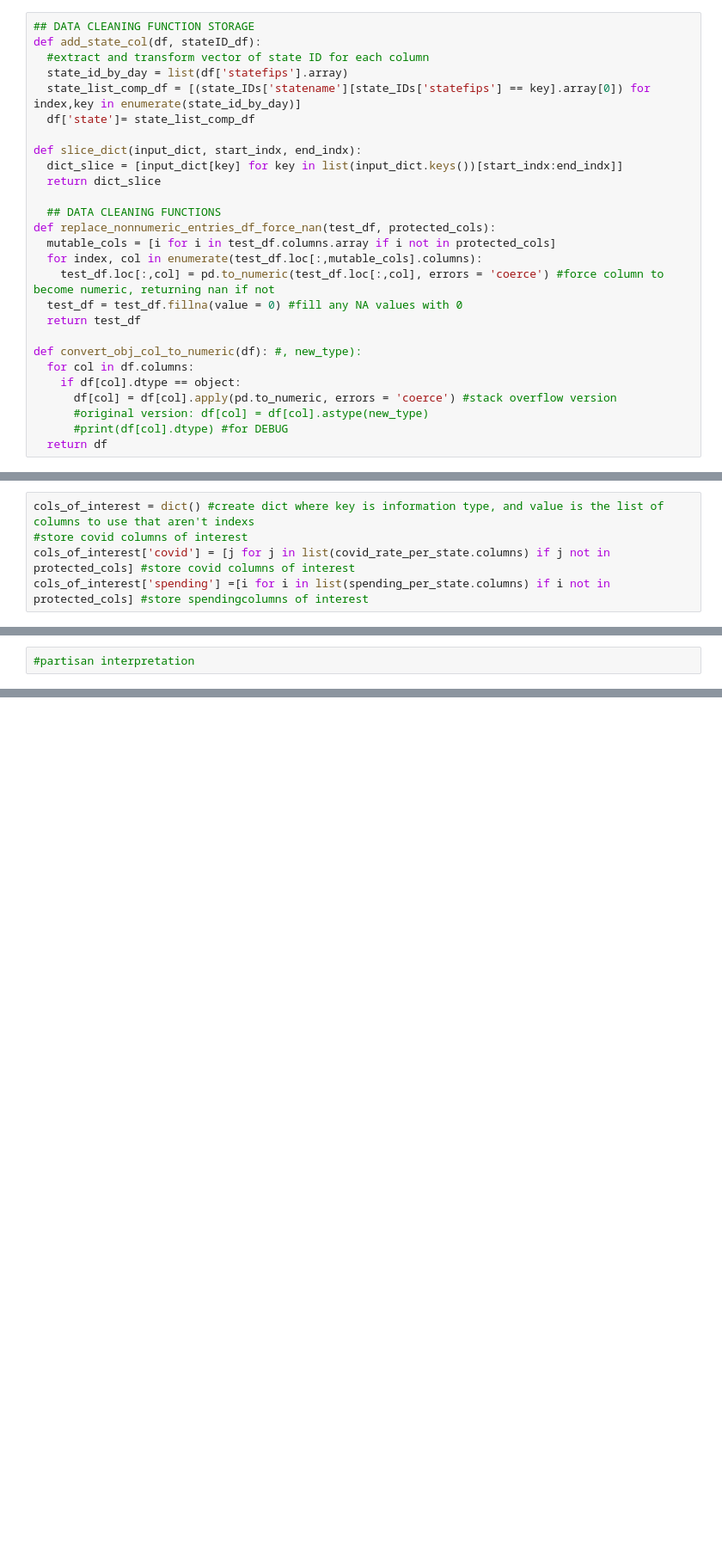
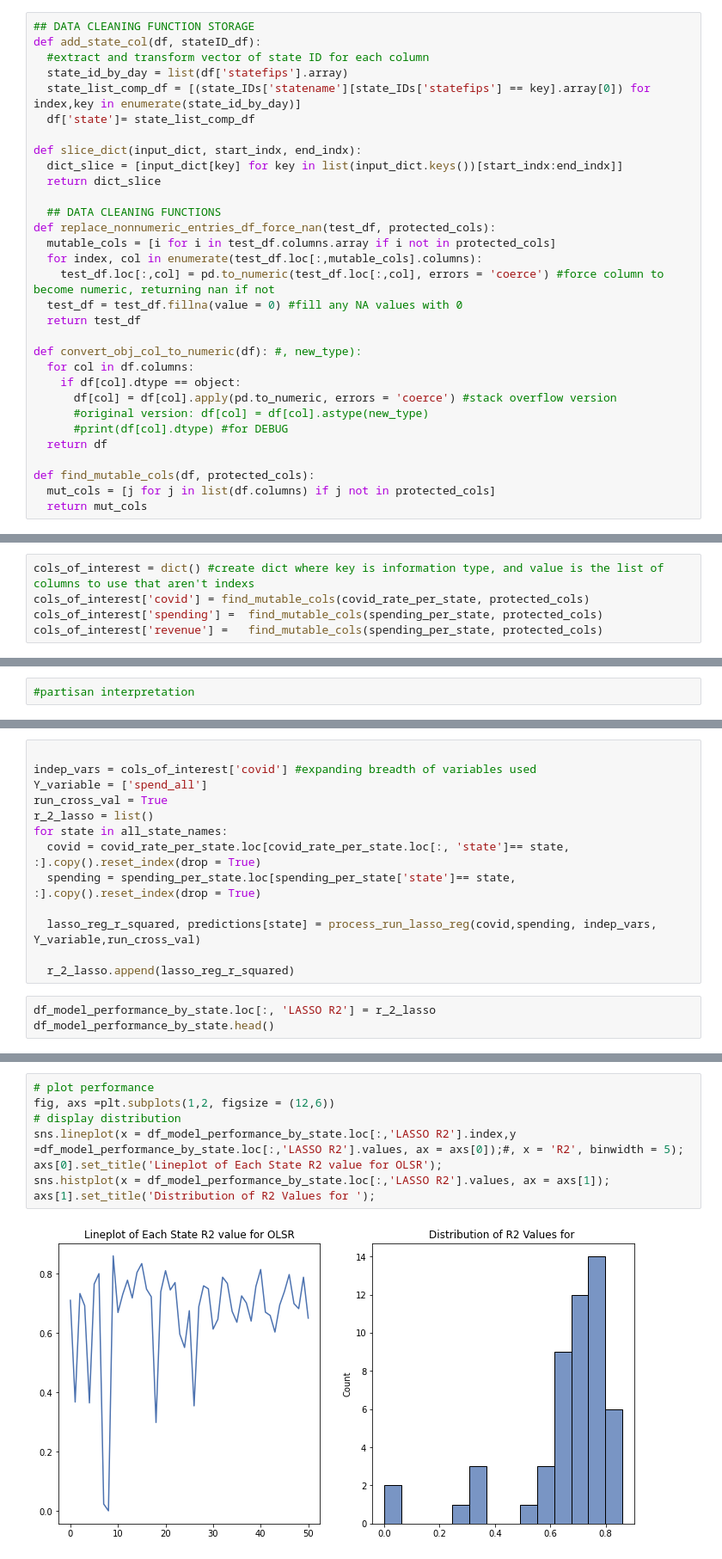
Before and after one commit to cjohnsoncruz/covid_spread_and_business_revenue, a Jupyter notebook: Quantifying_how_Covid_Case_Rates_affect_Business_Revenue.ipynb, the cells around one changed output, grey strips where cells are left out. Shown: that part at 86% size. Drawn from its saved outputs; the diff is of its cells as text; blank space fills up the shorter version.

```diff
--- a/Quantifying_how_Covid_Case_Rates_affect_Business_Revenue.ipynb
+++ b/Quantifying_how_Covid_Case_Rates_affect_Business_Revenue.ipynb
@@ -62,6 +63,10 @@ def convert_obj_col_to_numeric(df): #, new_type):
       #original version: df[col] = df[col].astype(new_type)
       #print(df[col].dtype) #for DEBUG
   return df
+
+def find_mutable_cols(df, protected_cols):
+  mut_cols = [j for j in list(df.columns) if j not in protected_cols]
+  return mut_cols
 # %%
 #set what plot type to use
 #https://matplotlib.org/stable/gallery/style_sheets/style_sheets_reference.html
@@ -132,5 +148,5 @@ cali_spending = spending_per_state.loc[spending_per_state['state']== 'California
 # %%
 cols_of_interest = dict() #create dict where key is information type, and value is the list of columns to use that aren't indexs
-#store covid columns of interest
-cols_of_interest['covid'] = [j for j in list(covid_rate_per_state.columns) if j not in protected_cols] #store covid columns of interest
-cols_of_interest['spending'] =[i for i in list(spending_per_state.columns) if i not in protected_cols] #store spendingcolumns of interest
+cols_of_interest['covid'] = find_mutable_cols(covid_rate_per_state, protected_cols)
+cols_of_interest['spending'] =  find_mutable_cols(spending_per_state, protected_cols)
+cols_of_interest['revenue'] =   find_mutable_cols(spending_per_state, protected_cols)
@@ -249,0 +289,16 @@ axs[1].set_title('Distribution of R2 Values');
+# %%
+
+indep_vars = cols_of_interest['covid'] #expanding breadth of variables used
+Y_variable = ['spend_all']
+run_cross_val = True
+r_2_lasso = list()
+for state in all_state_names:
+  covid = covid_rate_per_state.loc[covid_rate_per_state.loc[:, 'state']== state, :].copy().reset_index(drop = True)
+  spending = spending_per_state.loc[spending_per_state['state']== state, :].copy().reset_index(drop = True)
+
+  lasso_reg_r_squared, predictions[state] = process_run_lasso_reg(covid,spending, indep_vars, Y_variable,run_cross_val)
+
+  r_2_lasso.append(lasso_reg_r_squared)
+# %%
+df_model_performance_by_state.loc[:, 'LASSO R2'] = r_2_lasso
+df_model_performance_by_state.head()
@@ -249,0 +312,10 @@ axs[1].set_title('Distribution of R2 Values');
+# %%
+# plot performance
+fig, axs =plt.subplots(1,2, figsize = (12,6))
+# display distribution
+sns.lineplot(x = df_model_performance_by_state.loc[:,'LASSO R2'].index,y =df_model_performance_by_state.loc[:,'LASSO R2'].values, ax = axs[0]);#, x = 'R2', binwidth = 5);
+axs[0].set_title('Lineplot of Each State R2 value for OLSR');
+sns.histplot(x = df_model_performance_by_state.loc[:,'LASSO R2'].values, ax = axs[1]);
+axs[1].set_title('Distribution of R2 Values for ');
+# %% [output]
+[figure, added]
```
Also changed, not shown: parts of 16 cells of this notebook.
